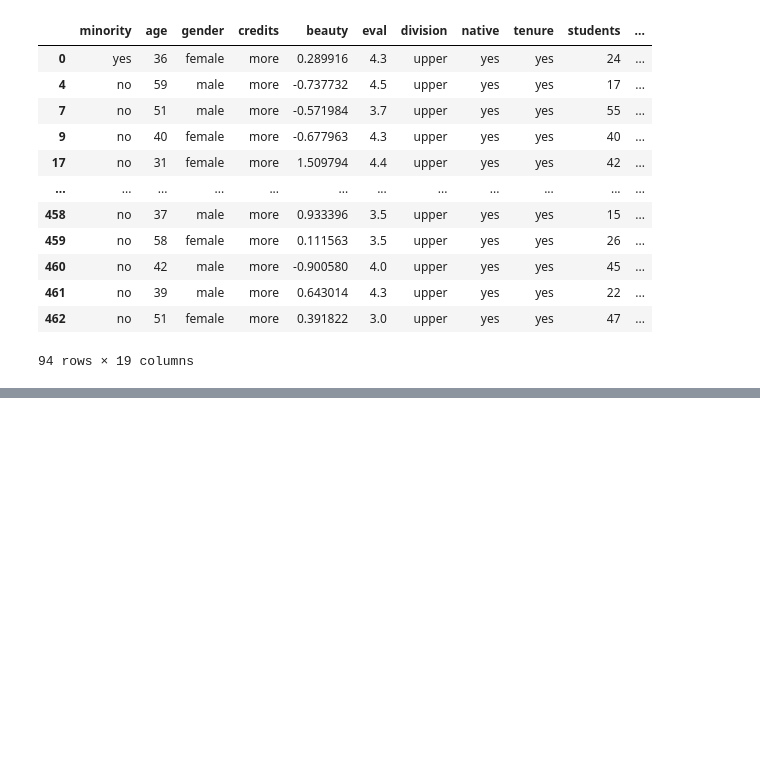
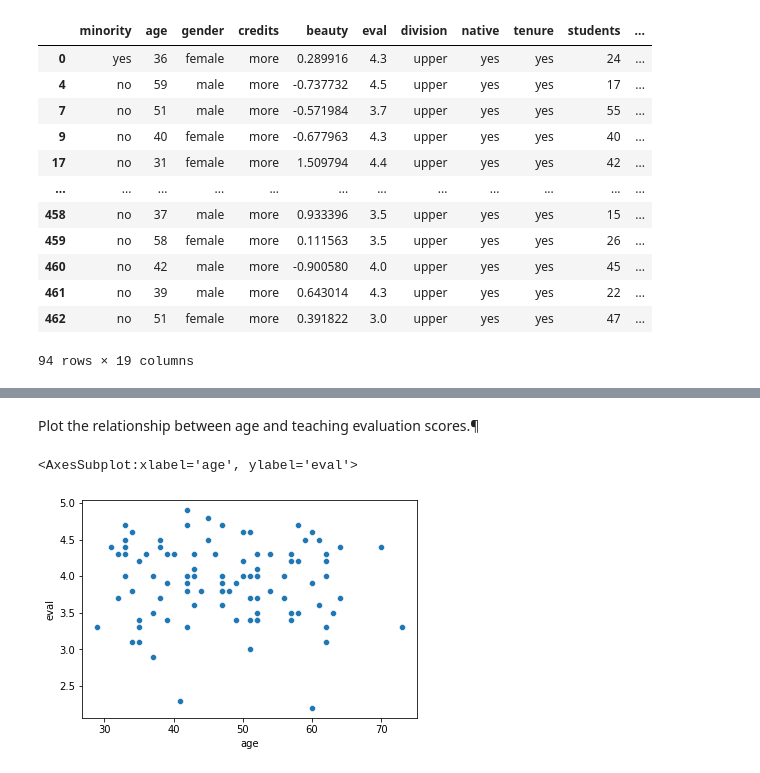
Before and after one commit to venkat2ram/AI_Playground, a Jupyter notebook: Seaborn.ipynb, the cells around one changed output, grey strips where cells are left out. Cells and saved outputs as stored; diff of their text form; code cells hidden in the pictures; blank space fills up the shorter version.

```diff
--- a/Seaborn.ipynb
+++ b/Seaborn.ipynb
@@ -68,0 +103,7 @@ no_duplicates_rating_df
+# %% [markdown]
+Plot the relationship between age and teaching evaluation scores.¶
+# %%
+sns.scatterplot(data=no_duplicates_rating_df,x='age',y='eval')
+# %% [output]
+<AxesSubplot:xlabel='age', ylabel='eval'>
+[figure, added]
```
Also changed, not shown: parts of 19 cells of this notebook.
